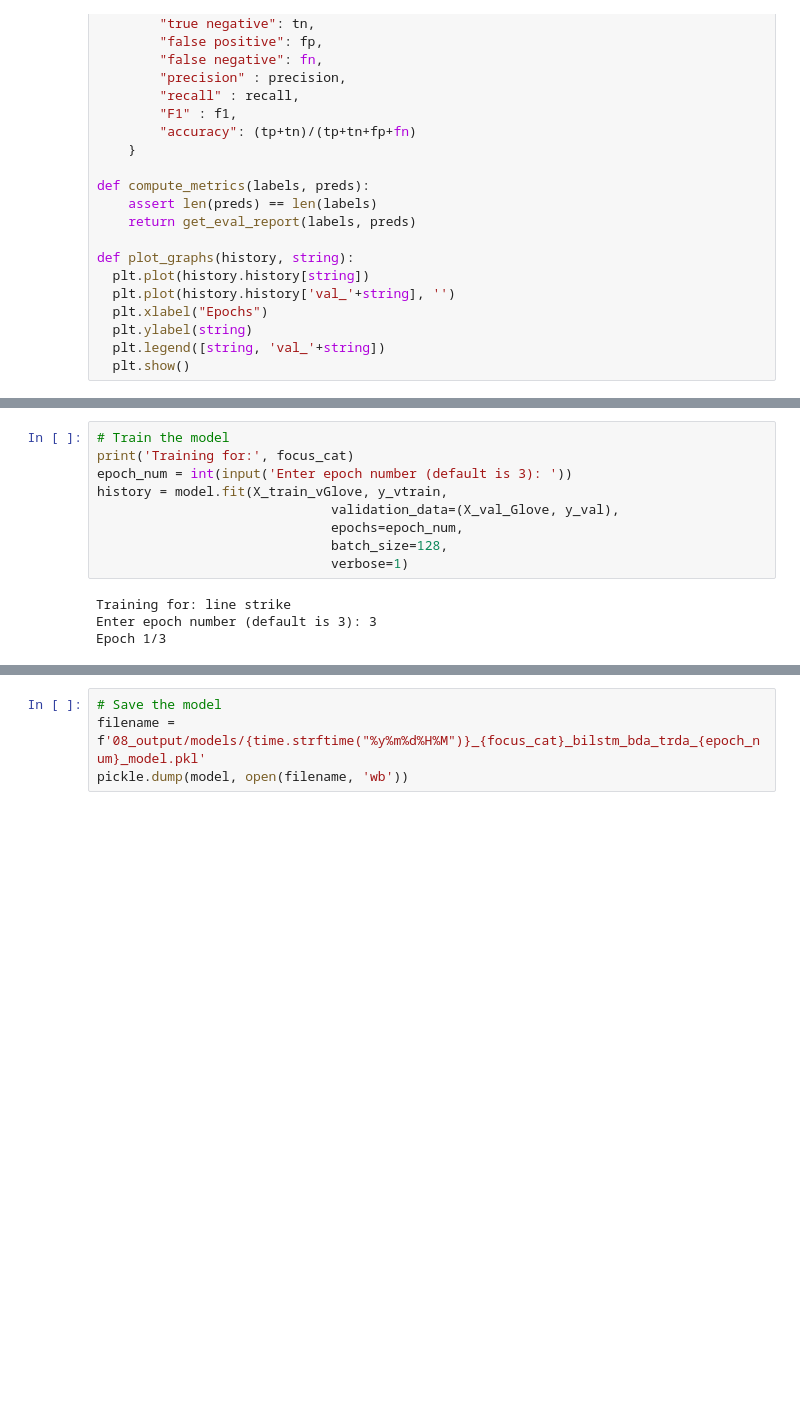
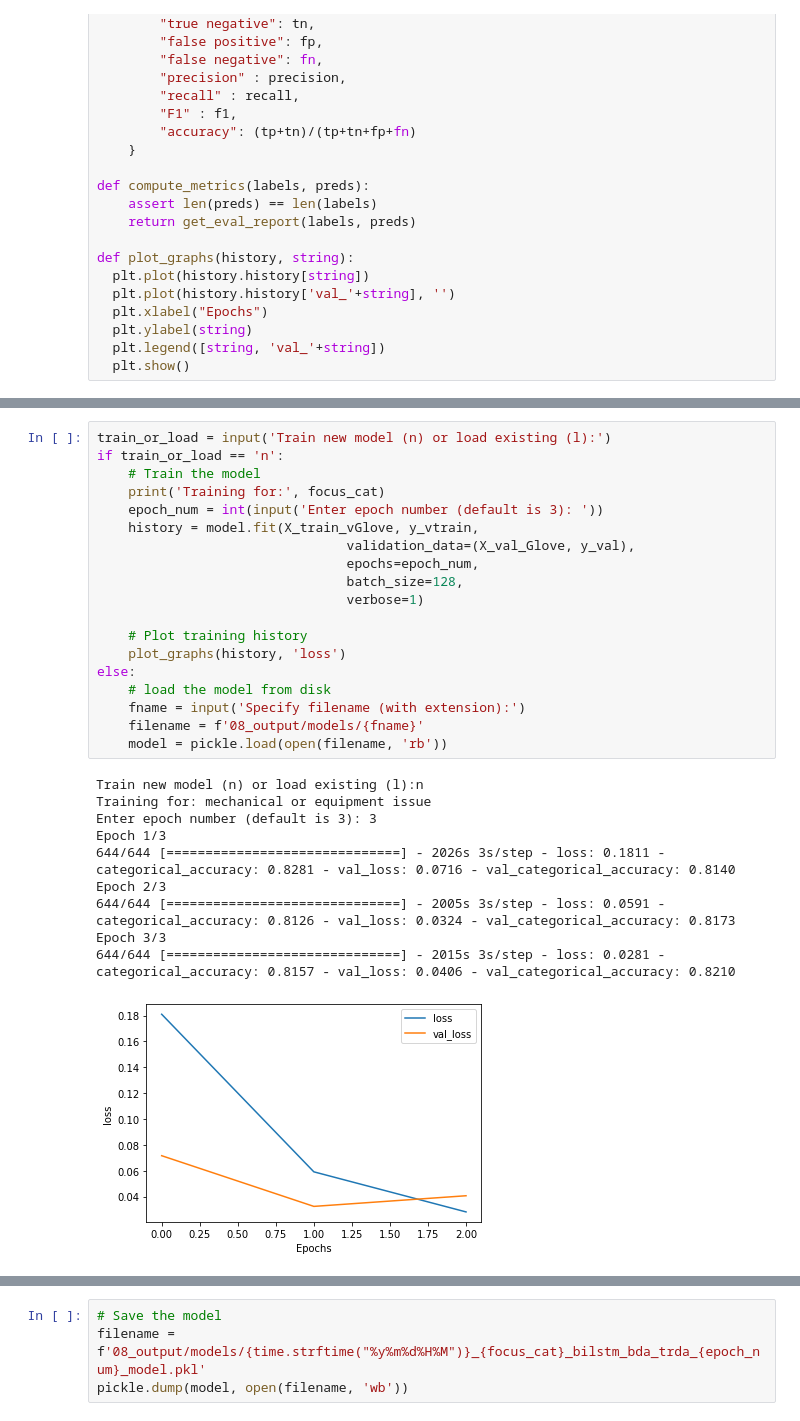
Before and after one commit to 3minuterecord/safety_report_topic_classification, a Jupyter notebook: 09_topic_classification/safety_BiLSTM_BDA_trDA.ipynb, the cells around one changed output, grey strips where cells are left out. Saved outputs shown, nothing was run; the diff lists cells and outputs as text; blank space fills up the shorter version.

```diff
--- a/09_topic_classification/safety_BiLSTM_BDA_trDA.ipynb
+++ b/09_topic_classification/safety_BiLSTM_BDA_trDA.ipynb
@@ -552,16 +584,33 @@ Number of positives in validation data: 1642
 # %%
-# Train the model
-print('Training for:', focus_cat)
-epoch_num = int(input('Enter epoch number (default is 3): '))
-history = model.fit(X_train_vGlove, y_vtrain,
-                              validation_data=(X_val_Glove, y_val),
-                              epochs=epoch_num,
-                              batch_size=128,
-                              verbose=1)
+train_or_load = input('Train new model (n) or load existing (l):')
+if train_or_load == 'n':
+    # Train the model
+    print('Training for:', focus_cat)
+    epoch_num = int(input('Enter epoch number (default is 3): '))
+    history = model.fit(X_train_vGlove, y_vtrain,
+                                validation_data=(X_val_Glove, y_val),
+                                epochs=epoch_num,
+                                batch_size=128,
+                                verbose=1)
+
+    # Plot training history
+    plot_graphs(history, 'loss')
+else:
+    # load the model from disk
+    fname = input('Specify filename (with extension):')
+    filename = f'08_output/models/{fname}'
+    model = pickle.load(open(filename, 'rb'))
 # %% [output]
-Training for: line strike
+Train new model (n) or load existing (l):n
+Training for: mechanical or equipment issue
 Enter epoch number (default is 3): 3
 Epoch 1/3
+644/644 [==============================] - 2026s 3s/step - loss: 0.1811 - categorical_accuracy: 0.8281 - val_loss: 0.0716 - val_categorical_accuracy: 0.8140
+Epoch 2/3
+644/644 [==============================] - 2005s 3s/step - loss: 0.0591 - categorical_accuracy: 0.8126 - val_loss: 0.0324 - val_categorical_accuracy: 0.8173
+Epoch 3/3
+644/644 [==============================] - 2015s 3s/step - loss: 0.0281 - categorical_accuracy: 0.8157 - val_loss: 0.0406 - val_categorical_accuracy: 0.8210
+[figure, added]
 # %%
 # Plot training history
 plot_graphs(history, 'loss')
```
Also changed, not shown: parts of 34 cells of this notebook, 8 other files.
